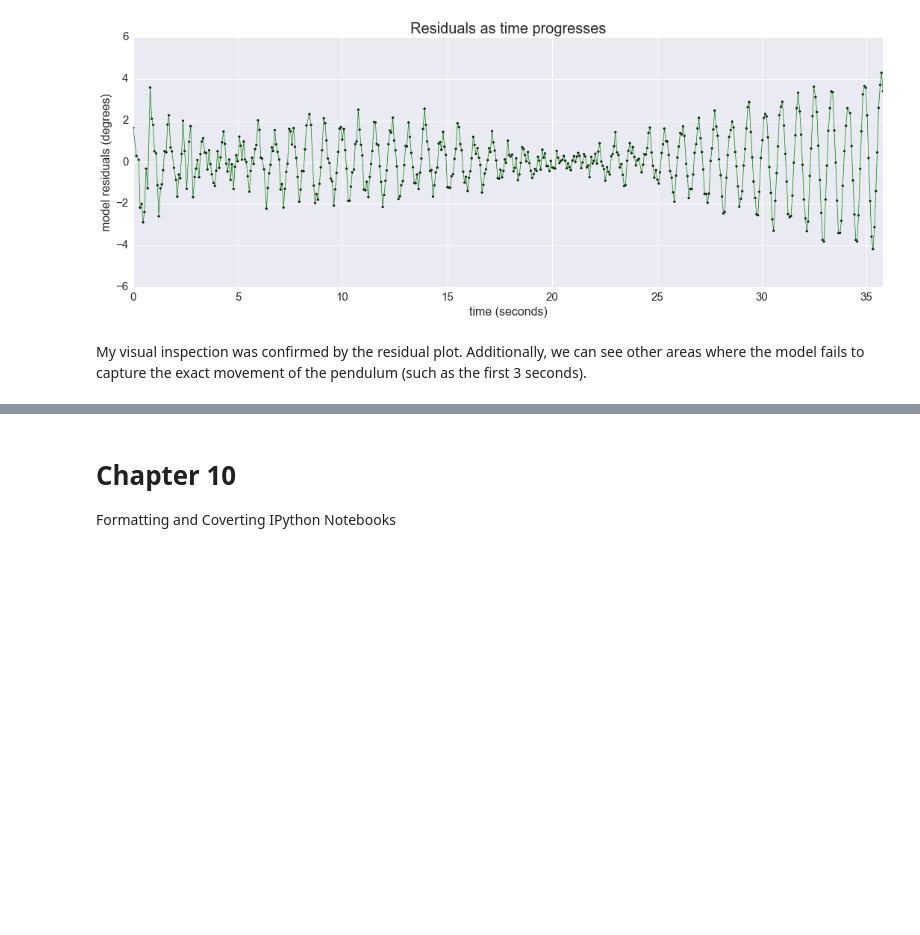
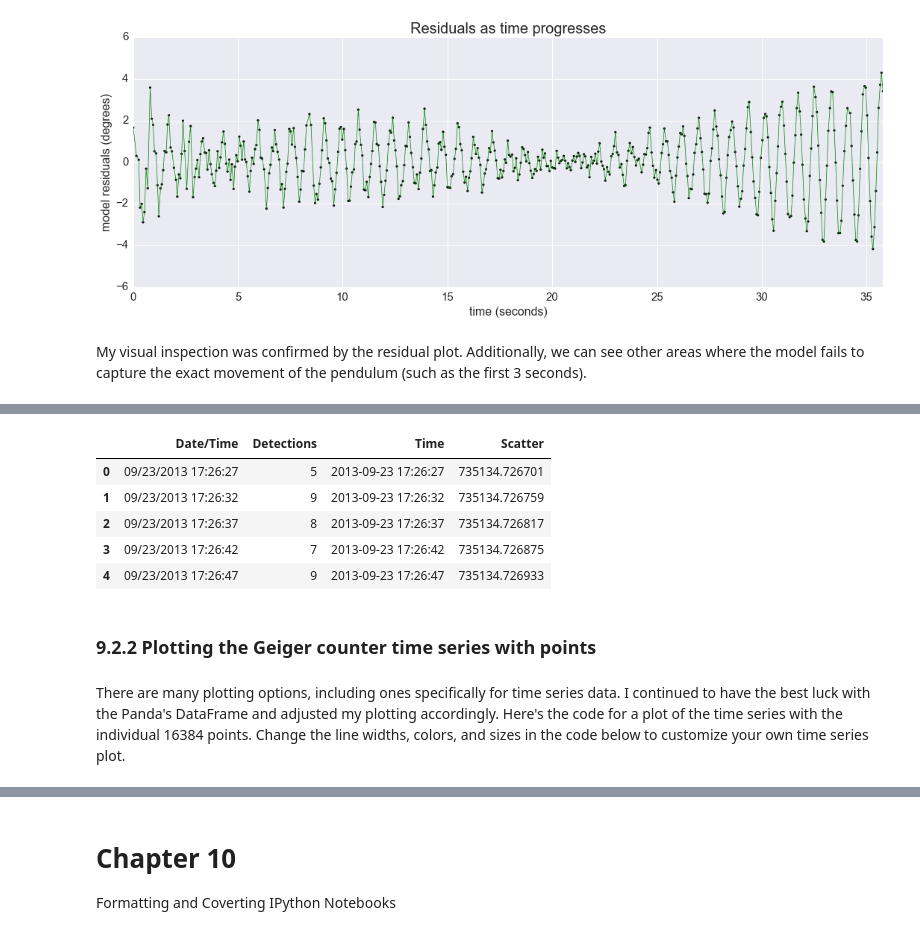
Before and after one commit to JeremyMMulcahey/IPythonNotebook, a Jupyter notebook: SeniorProject/SeniorProject.ipynb, the cells around one changed output, grey strips where cells are left out. Saved outputs shown, nothing was run; the diff lists cells and outputs as text; code cells hidden in the pictures; blank space fills up the shorter version.

```diff
--- a/SeniorProject/SeniorProject.ipynb
+++ b/SeniorProject/SeniorProject.ipynb
@@ -1780,4 +1801,17 @@ gcFrame['Time'] = [datetime.strptime(t, "%m/%d/%Y %H:%M:%S") for t in gcFrame['D
 gcFrame['Scatter'] = mdates.date2num(gcFrame['Time'])
+# %%
+gcFrame.head()
+# %% [output]
+|  | Date/Time | Detections | Time | Scatter |
+| 0 | 09/23/2013 17:26:27 | 5 | 2013-09-23 17:26:27 | 735134.726701 |
+| 1 | 09/23/2013 17:26:32 | 9 | 2013-09-23 17:26:32 | 735134.726759 |
+| 2 | 09/23/2013 17:26:37 | 8 | 2013-09-23 17:26:37 | 735134.726817 |
+| 3 | 09/23/2013 17:26:42 | 7 | 2013-09-23 17:26:42 | 735134.726875 |
+| 4 | 09/23/2013 17:26:47 | 9 | 2013-09-23 17:26:47 | 735134.726933 |
+# %% [markdown]
+### 9.2.2 Plotting the Geiger counter time series with points
+# %% [markdown]
+There are many plotting options, including ones specifically for time series data. I continued to have the best luck with the Panda's DataFrame and adjusted my plotting accordingly. Here's the code for a plot of the time series with the individual 16384 points. Change the line widths, colors, and sizes in the code below to customize your own time series plot.
 # %%
 #open a figure window and color it white
 figure = plt.figure(figsize=(20,6))
```
Also changed, not shown: parts of 23 cells of this notebook.
